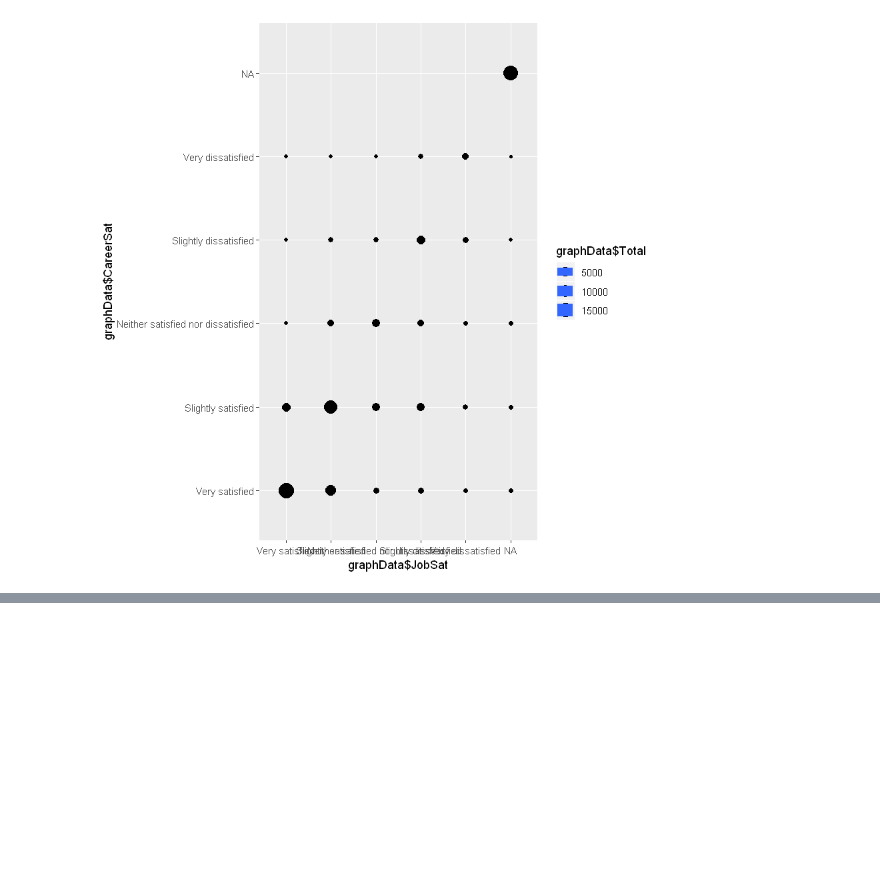
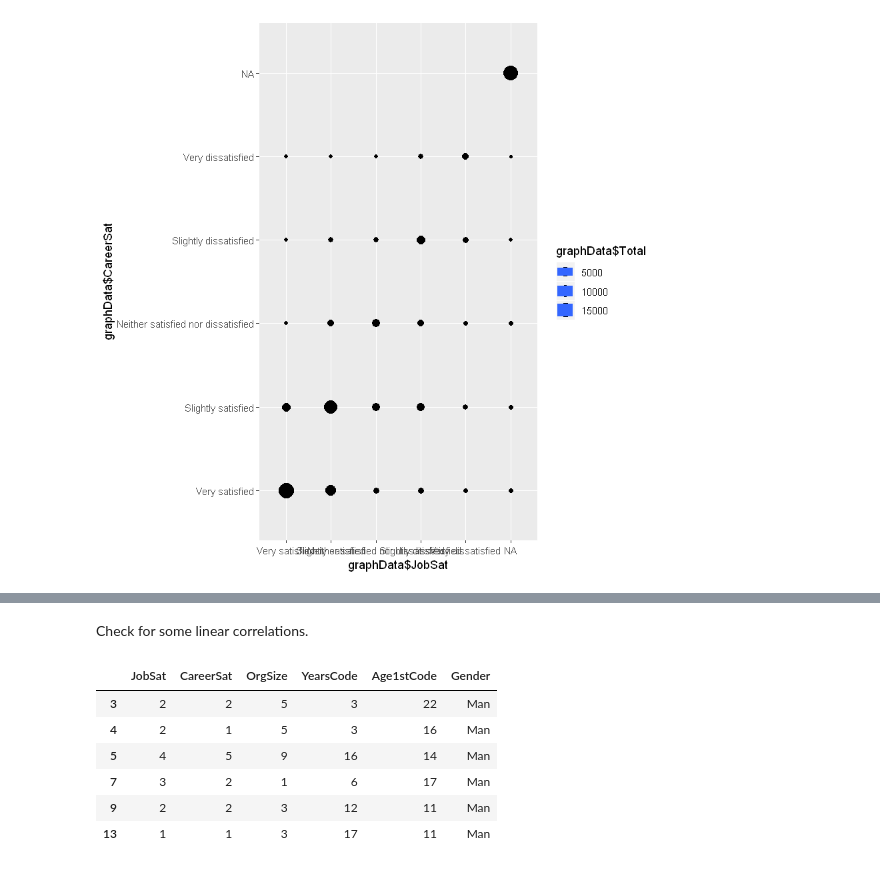
Before and after one commit to kuceriklukas/big-data-project, a Jupyter notebook: Workflow_Clean_Data.ipynb, the cells around one changed output, grey strips where cells are left out. Cells and saved outputs as stored; diff of their text form; code cells hidden in the pictures; blank space fills up the shorter version.

```diff
--- a/Workflow_Clean_Data.ipynb
+++ b/Workflow_Clean_Data.ipynb
@@ -119,6 +260,17 @@ ggplot(data = graphData, mapping = aes(x = graphData$JobSat, y = graphData$Caree
+# %% [markdown]
+Check for some linear correlations.
 # %%
-# if we'd like to do Pearson's correlation coefficient, we might need to convert the factor strings
-# into number since it needs numbers :D
-#cor(data2019$JobSat, data2019$CareerSat,  method = "pearson", use = "complete.obs")
-# model <- lm(formula = CareerSat ~ JobSat, data = data2019)
+#cleanNumericData2019
+#cor(cleanNumericData2019$JobSat, cleanNumericData2019$CareerSat,  method = "pearson", use = "complete.obs")
+#model <- lm(formula = CareerSat ~ JobSat, data = cleanNumericData2019)
 # summary(model)
+
+head(cleanNumericData2019)
+# %% [output]
+|  | JobSat | CareerSat | OrgSize | YearsCode | Age1stCode | Gender |
+| 3 | 2 | 2 | 5 | 3 | 22 | Man |
+| 4 | 2 | 1 | 5 | 3 | 16 | Man |
+| 5 | 4 | 5 | 9 | 16 | 14 | Man |
+| 7 | 3 | 2 | 1 | 6 | 17 | Man |
+| 9 | 2 | 2 | 3 | 12 | 11 | Man |
+| 13 | 1 | 1 | 3 | 17 | 11 | Man |
```
Also changed, not shown: parts of 16 cells of this notebook.
